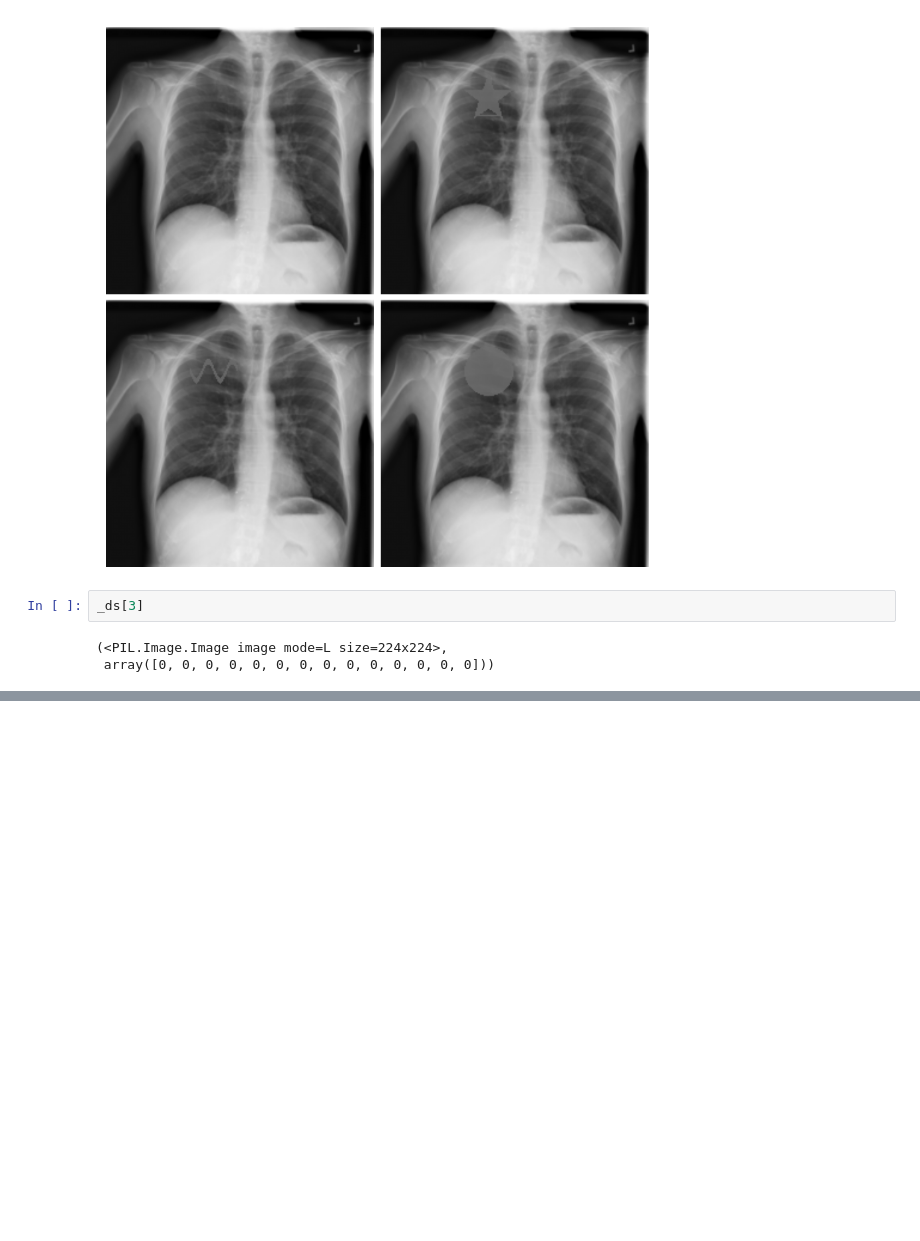
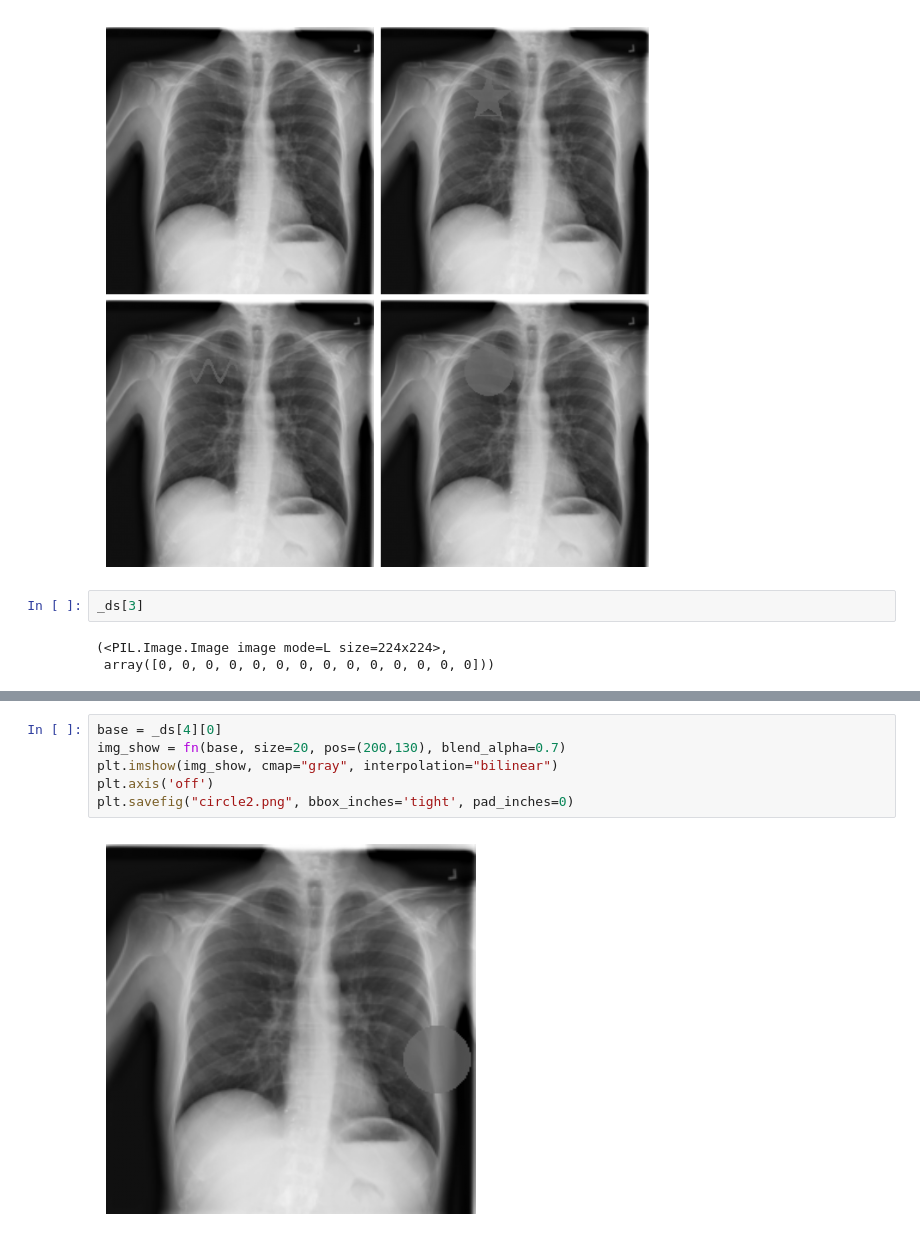
Before and after one commit to Ara-O/CNN-based-interpretability, a Jupyter notebook: data_analysis/data_exploration.ipynb, the cells around one changed output, grey strips where cells are left out. Cells and saved outputs as stored; diff of their text form; blank space fills up the shorter version.

```diff
--- a/data_analysis/data_exploration.ipynb
+++ b/data_analysis/data_exploration.ipynb
@@ -281,0 +294,8 @@ _ds[3]
+# %%
+base = _ds[4][0]
+img_show = fn(base, size=20, pos=(200,130), blend_alpha=0.7)
+plt.imshow(img_show, cmap="gray", interpolation="bilinear")
+plt.axis('off')
+plt.savefig("circle2.png", bbox_inches='tight', pad_inches=0)
+# %% [output]
+[figure, added]
```
Also changed, not shown: parts of 3 cells of this notebook, 12 other files.
